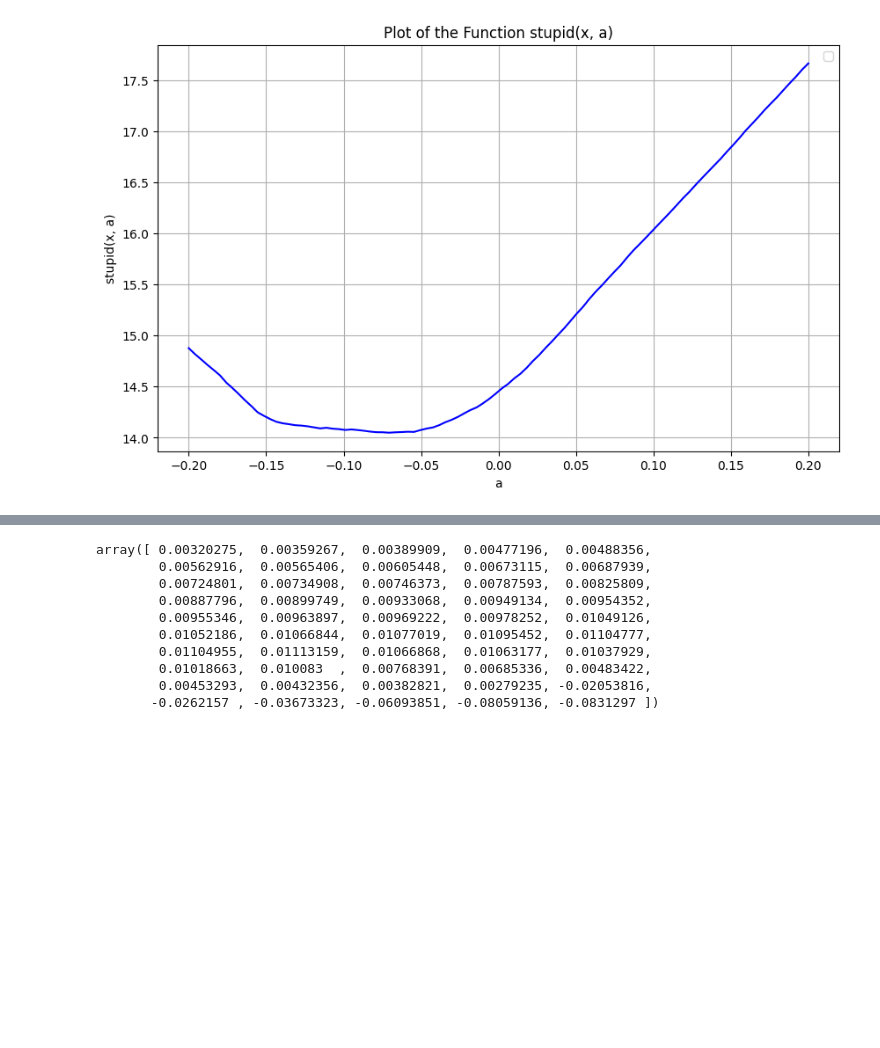
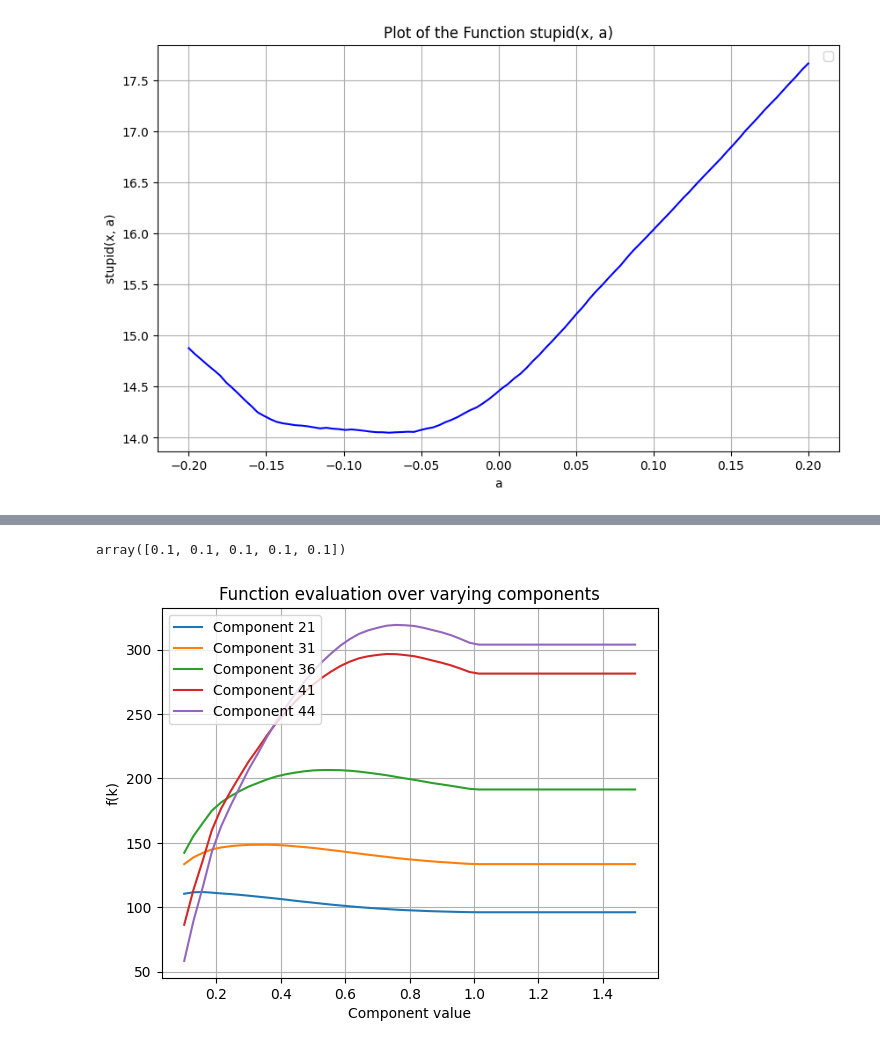
Before and after one commit to LeonTagle/Thesis-Models, a Jupyter notebook: Models.ipynb, the cells around one changed output, grey strips where cells are left out. Drawn from its saved outputs; the diff is of its cells as text; code cells hidden in the pictures; blank space fills up the shorter version.

Commit message:
Attempts to rectify convergence with Big Function

```diff
--- a/Models.ipynb
+++ b/Models.ipynb
@@ -864,7 +798,7 @@ I = 10000
 J = 50
 
 b = 5
-F = expon(scale=1/b)
+F = uniform(scale = 1)
 G = uniform(scale = 1)
 H = uniform(scale = 10)
 
@@ -920,0 +839,3 @@ array([0.00000000e+00, 0.00000000e+00, 0.00000000e+00, 0.00000000e+00,
+# %%
+k_guess = 0.1*np.ones(J)
+LogitModel.dQ(k_guess) - LogitModel.dX(k_guess)
@@ -928,15 +863,61 @@ d2X = np.diagonal(LogitModel.d2X(k0, df))
 
 # (dR(Q)*d2Q - dP(X)*d2X) + (d2R(Q)*dQ - d2P(X)*dX)
 
-d2X
+k_guess
 # %% [output]
-array([ 0.00320275,  0.00359267,  0.00389909,  0.00477196,  0.00488356,
-        0.00562916,  0.00565406,  0.00605448,  0.00673115,  0.00687939,
-        0.00724801,  0.00734908,  0.00746373,  0.00787593,  0.00825809,
-        0.00887796,  0.00899749,  0.00933068,  0.00949134,  0.00954352,
-        0.00955346,  0.00963897,  0.00969222,  0.00978252,  0.01049126,
-        0.01052186,  0.01066844,  0.01077019,  0.01095452,  0.01104777,
-        0.01104955,  0.01113159,  0.01066868,  0.01063177,  0.01037929,
-        0.01018663,  0.010083  ,  0.00768391,  0.00685336,  0.00483422,
-        0.00453293,  0.00432356,  0.00382821,  0.00279235, -0.02053816,
-       -0.0262157 , -0.03673323, -0.06093851, -0.08059136, -0.0831297 ])
+array([0.1, 0.1, 0.1, 0.1, 0.1])
+# %%
+def graph_component_i(f, k_original, i_values, start, stop, num_points=100):
+    """
+    Function to graph the effect of changing specific components of a vector on the output of a function.
+
+    Parameters:
+    - f: The function to evaluate.
+    - k_original: The original input vector.
+    - i_values: A list of indices of the components to change (e.g., [1, 10, 20, 30, 40]).
+    - start: The start value for the components.
+    - stop: The stop value for the components.
+    - num_points: The number of points in the linspace (default is 100).
+
+    Returns:
+    - A plot of f(k) as the selected components of k change.
+    """
+    # Check if k_original has enough elements for the highest index in i_values
+    if len(k_original) < max(i_values) + 1:
+        raise ValueError("Input vector must be large enough to accommodate all indices in i_values.")
+
+    # Generate a linspace for the components
+    linspace_values = np.linspace(start, stop, num_points)
+
+    # Keep the original vector unchanged for components not in i_values
+    k_fixed = np.copy(k_original)
+
+    # Plot results for each index in i_values
+    for i in i_values:
+        # Store the results of the function evaluations for this component
+        results = []
+
+        # Evaluate the function over the linspace
+        for value in linspace_values:
+            k_fixed[i] = value  # Update the i-th component
+            result = f(k_fixed)[i]  # Evaluate the function (assumes f returns a vector)
+            results.append(result)
+
+        # Plot the results for this component
+        plt.plot(linspace_values, results, label=f'Component {i+1}')
+
+    # Customize the plot
+    plt.title("Function evaluation over varying components")
+    plt.xlabel("Component value")
+    plt.ylabel("f(k)")
+    plt.grid(True)
+    plt.legend()
+    plt.show()
+
+
+
+function = lambda x: LogitModel.utility(x, R, P)
+
+graph_component_i(function, k_guess, i_values=[20,30,35,40,43], start=0.1, stop=1.5, num_points=50)
+# %% [output]
+[figure, added]
```
Also changed, not shown: parts of 9 cells of this notebook.
